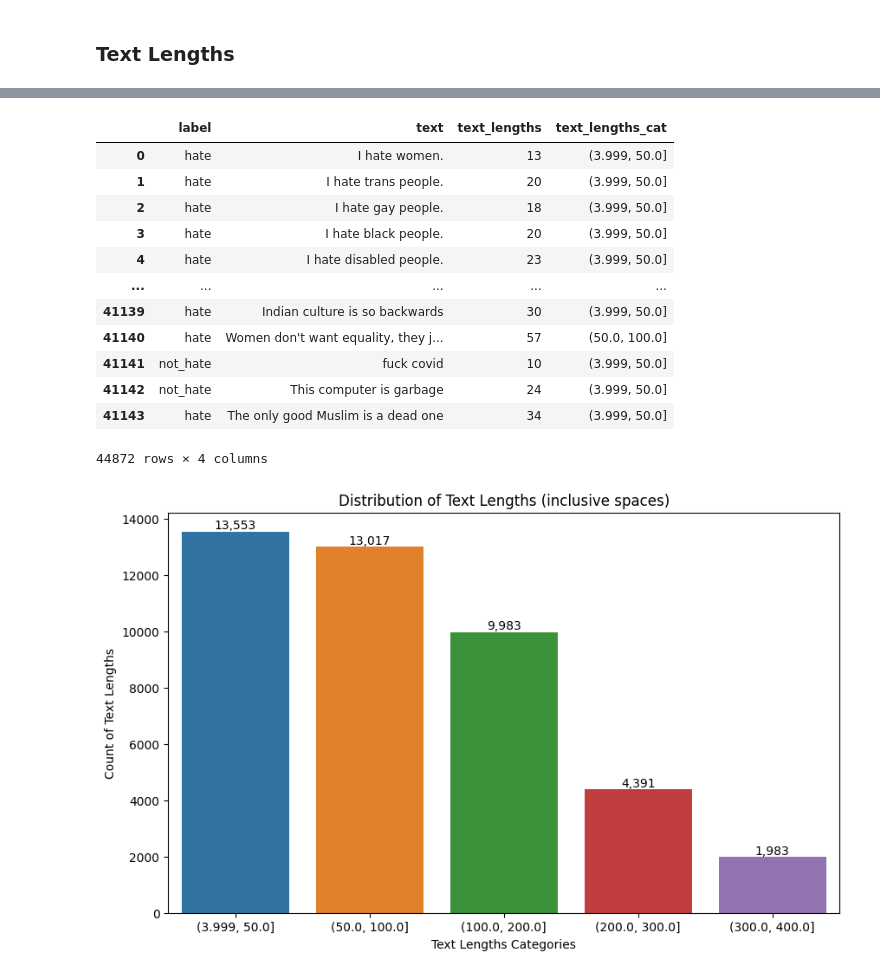
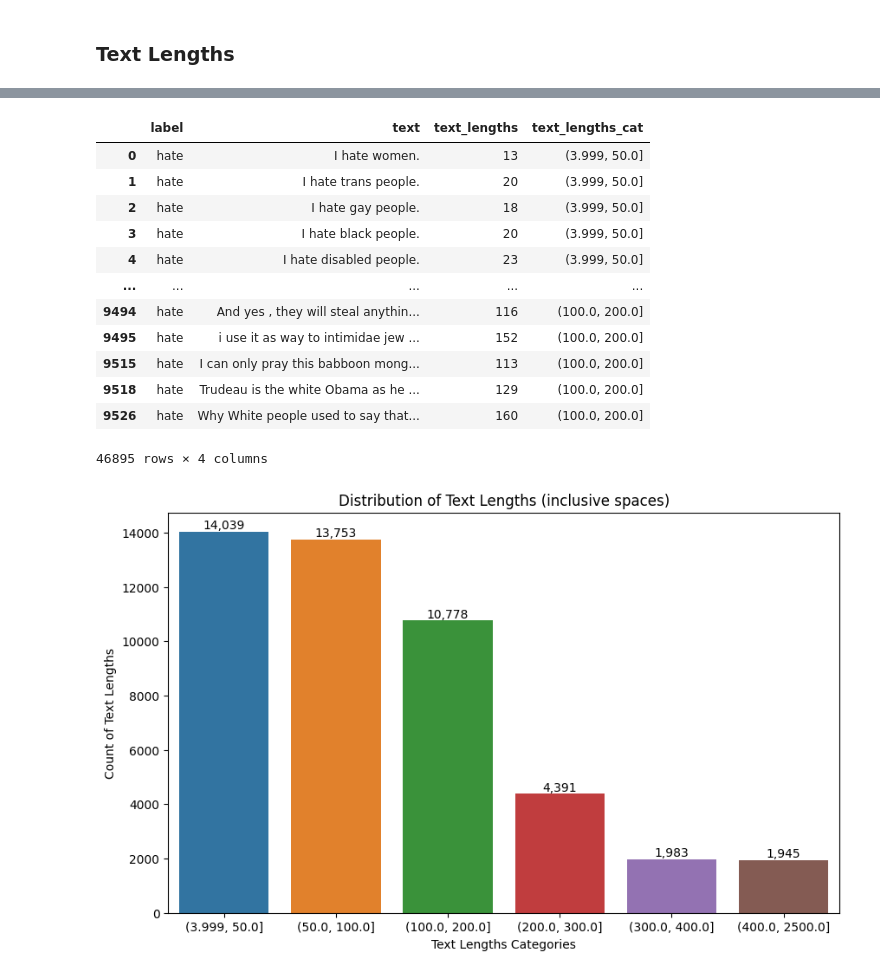
Before and after one commit to eliasmarcon/nlp_projekt, a Jupyter notebook: src/00_EDA.ipynb, the cells around one changed output, grey strips where cells are left out. Saved outputs shown, nothing was run; the diff lists cells and outputs as text; code cells hidden in the pictures.

```diff
--- a/src/00_EDA.ipynb
+++ b/src/00_EDA.ipynb
@@ -70,8 +111,22 @@ display(hate1.head())
 | 2 | hate | Arabs are not welcome |
 | 3 | hate | I'm not saying we should actually... |
 | 4 | hate | bananas are for black people |
+# %%
+# filter out text with length greater than 200
+df_hate_speech['text_lengths'] = df_hate_speech['text'].apply(lambda x: len(x.strip()))
+df_hate_speech = df_hate_speech[df_hate_speech['text_lengths'] <= 200]
+
+# just take 1000 samples with label 0 and all samples with label 1
+temp_no_hate = df_hate_speech[df_hate_speech['label'] == '0']
+temp_no_hate = temp_no_hate.sample(n=1000, random_state=42)
+
+# get all samples with label 1 and combine with the samples with label 0
+temp_hate = df_hate_speech[df_hate_speech['label'] == '1']
+
+df_hate_speech = pd.concat([temp_no_hate, temp_hate])
+df_hate_speech = df_hate_speech.drop(columns=['text_lengths'])
 # %%
-df_combine = pd.concat([test_suite, hate1], axis=0)
+df_combine = pd.concat([test_suite, hate1, df_hate_speech], axis=0)
 
 display(df_combine.head())
 # %% [output]
@@ -95,7 +152,9 @@ Name: count, dtype: int64
 df_combine['label'].replace({
     'hateful': 'hate',
     'nothate': 'not_hate',
-    'non-hateful': 'not_hate'
+    'non-hateful': 'not_hate',
+    '0' : 'not_hate',
+    '1' : 'hate',
 }, inplace=True)
 
 df_combine.label.value_counts()
@@ -207,7 +265,7 @@ max       2374.000000
 Name: text_lengths, dtype: float64
 # %%
 # Cut text lengths into 5 categories using defined bin edges
-df_combine['text_lengths_cat'] = pd.cut(df_combine['text_lengths'], bins=[4, 50, 100, 200, 300, 400], include_lowest=True)
+df_combine['text_lengths_cat'] = pd.cut(df_combine['text_lengths'], bins=[4, 50, 100, 200, 300, 400, 2500], include_lowest=True)
 df_combine
 # %% [output]
 |  | label | text | text_lengths | text_lengths_cat |
@@ -217,25 +275,25 @@ df_combine
 | 3 | hate | I hate black people. | 20 | (3.999, 50.0] |
 | 4 | hate | I hate disabled people. | 23 | (3.999, 50.0] |
 | ... | ... | ... | ... | ... |
-| 41139 | hate | Indian culture is so backwards | 30 | (3.999, 50.0] |
-| 41140 | hate | Women don't want equality, they j... | 57 | (50.0, 100.0] |
-| 41141 | not_hate | fuck covid | 10 | (3.999, 50.0] |
-| 41142 | not_hate | This computer is garbage | 24 | (3.999, 50.0] |
-| 41143 | hate | The only good Muslim is a dead one | 34 | (3.999, 50.0] |
+| 9494 | hate | And yes , they will steal anythin... | 116 | (100.0, 200.0] |
+| 9495 | hate | i use it as way to intimidae jew ... | 152 | (100.0, 200.0] |
+| 9515 | hate | I can only pray this babboon mong... | 113 | (100.0, 200.0] |
+| 9518 | hate | Trudeau is the white Obama as he ... | 129 | (100.0, 200.0] |
+| 9526 | hate | Why White people used to say that... | 160 | (100.0, 200.0] |
-44872 rows × 4 columns
+46895 rows × 4 columns
 # %%
 # plotting the distribution of the text lengths
 plt.figure(figsize=(10, 6))
 sns.countplot(x = 'text_lengths_cat', data = df_combine)
 plt.title('Distribution of Text Lengths (inclusive spaces)')
 plt.xlabel('Text Lengths Categories')
 plt.ylabel('Count of Text Lengths')
 
 # show the values on the bars and format the number
-for i in range(5):
+for i in range(6):
     count = df_combine['text_lengths_cat'].value_counts().values[i]
     plt.text(i, count, f"{count:,}", ha = 'center', va = 'bottom', fontsize = 10)
 
 plt.show()
 # %% [output]
-[figure, old version]
+[figure, new version]
```
Also changed, not shown: parts of 12 cells of this notebook, 2 other files.
